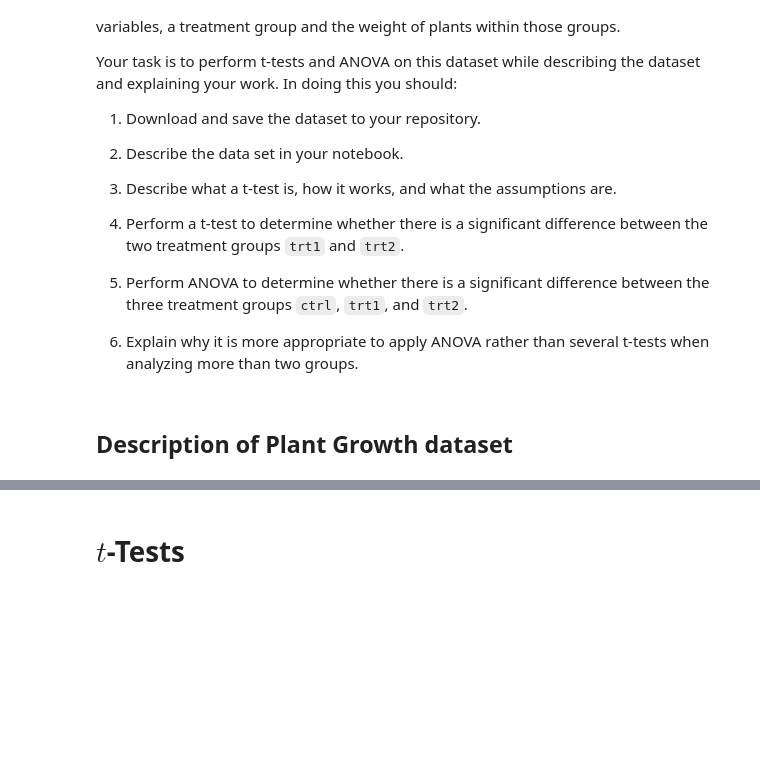
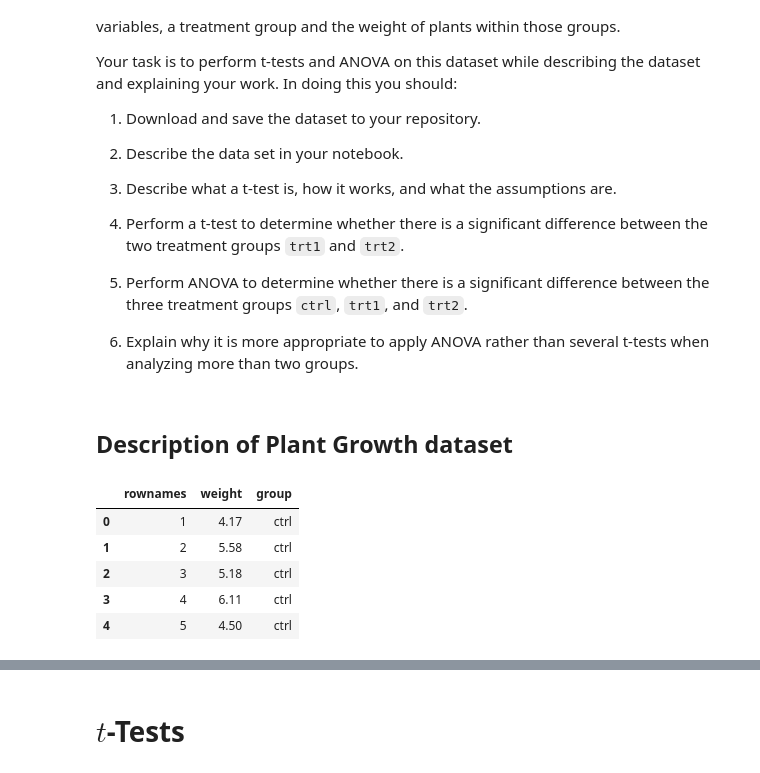
Before and after one commit to lgrealish/applied_statistics, a Jupyter notebook: project.ipynb, the cells around one changed output, grey strips where cells are left out. Drawn from its saved outputs; the diff is of its cells as text; code cells hidden in the pictures; blank space fills up the shorter version.

```diff
--- a/project.ipynb
+++ b/project.ipynb
@@ -50,4 +54,13 @@ import pandas as pd
 # %%
 # Define dataframe from plantgrowth.csv file
 
 df = pd.read_csv('plantgrowth.csv')
+
+df.head()
+# %% [output]
+|  | rownames | weight | group |
+| 0 | 1 | 4.17 | ctrl |
+| 1 | 2 | 5.58 | ctrl |
+| 2 | 3 | 5.18 | ctrl |
+| 3 | 4 | 6.11 | ctrl |
+| 4 | 5 | 4.50 | ctrl |
```
Also changed, not shown: parts of 8 cells of this notebook.
